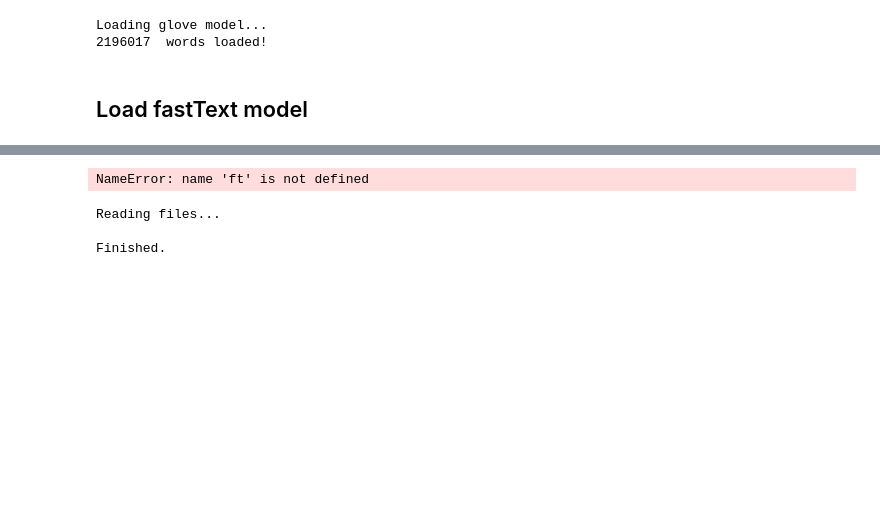
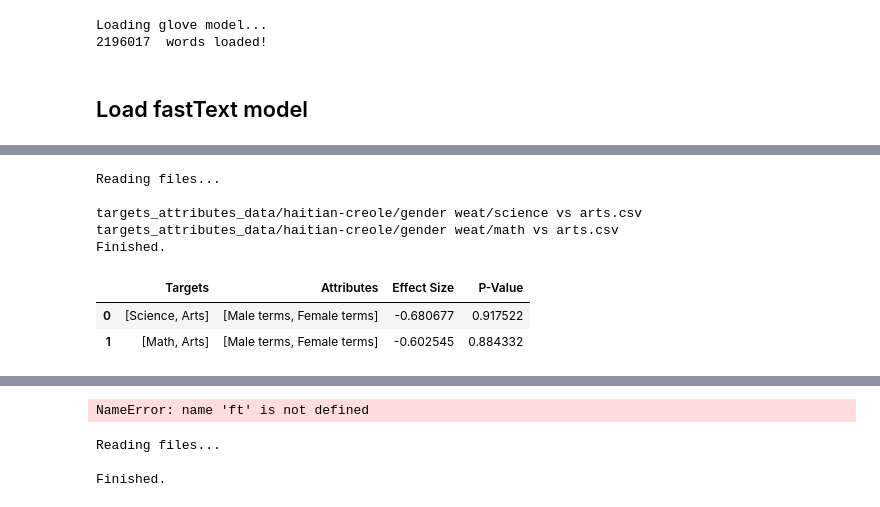
Before and after one commit to adimaini/WEAT-WEFAT, a Jupyter notebook: main.ipynb, the cells around one changed output, grey strips where cells are left out. Saved outputs shown, nothing was run; the diff lists cells and outputs as text; code cells hidden in the pictures; blank space fills up the shorter version.

```diff
--- a/main.ipynb
+++ b/main.ipynb
@@ -37,4 +38,10 @@ Loading glove model...
 2196017  words loaded!
 # %% [markdown]
 ## Load fastText model
+# %%
+def load_fasttext(model):
+
+    model_path = 'data/' + model
+    ft = fasttext.load_model(model_path)
+    return ft
 # %%
@@ -181,7 +190,8 @@ def output_table(model, algorithm, directory=None, filepath=None):
         if algorithm == 'wefat':
             # get the targets from the first row of the file
             target = pd.read_csv(filepath, nrows=1, header=None).dropna(axis=1).values.flatten().tolist()
-            target.remove('Haitian Creole word')
+            if target.isin('Haitian Creole word'):
+                target.remove('Haitian Creole word')
             # strip whitespaces around the target names
             target = list(map(str.strip, target))
             output_df = pd.DataFrame(data = list(zip(target, e_s, p_value)), columns = ['Target', 'Effect Size', 'P-Value'])
@@ -195,0 +228,22 @@ def output_table(model, algorithm, directory=None, filepath=None):
+# %%
+def gender_hat():
+    '''Runs the gender weat tests using fasttext haitian creole word embeddings'''
+    gender_dir = 'targets_attributes_data/haitian-creole/gender weat/'
+    df = output_table(model = load_fasttext('cc.ht.300.bin'),
+                      algorithm = 'weat',
+                      directory = gender_dir)
+    return df
+# %%
+df = gender_hat()
+# %% [output]
+Reading files...
+
+targets_attributes_data/haitian-creole/gender weat/science vs arts.csv
+targets_attributes_data/haitian-creole/gender weat/math vs arts.csv
+Finished.
+# %%
+df
+# %% [output]
+|  | Targets | Attributes | Effect Size | P-Value |
+| 0 | [Science, Arts] | [Male terms, Female terms] | -0.680677 | 0.917522 |
+| 1 | [Math, Arts] | [Male terms, Female terms] | -0.602545 | 0.884332 |
```
Also changed, not shown: parts of 11 cells of this notebook, 3 other files.
